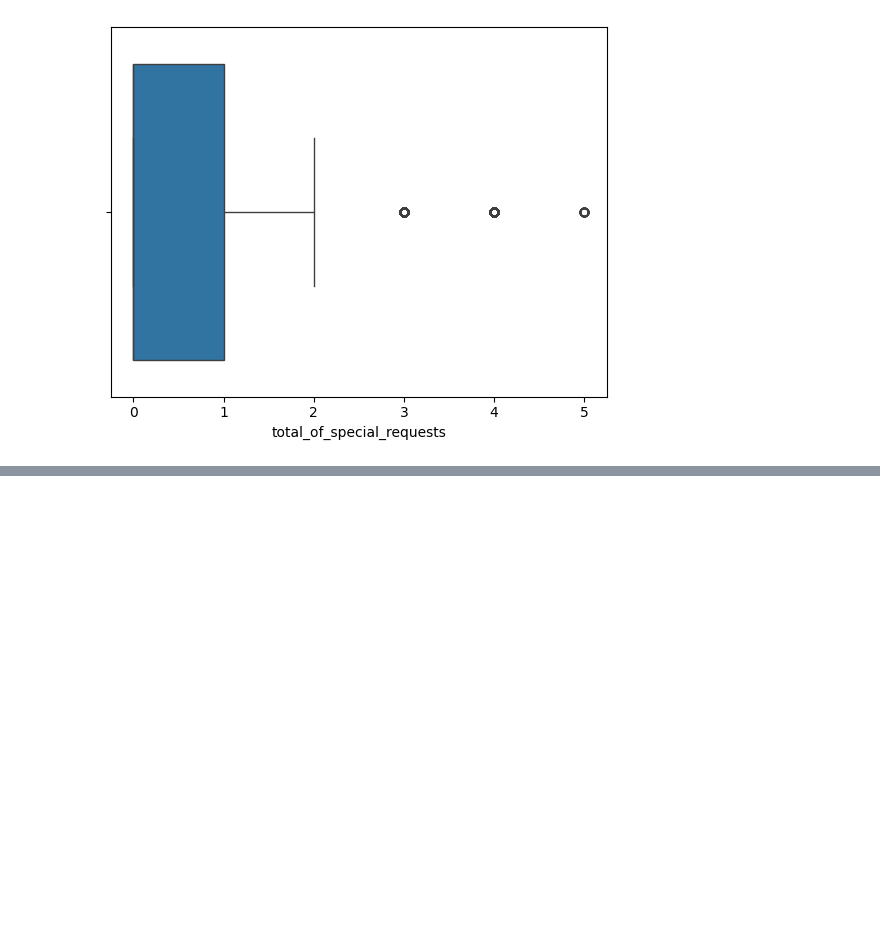
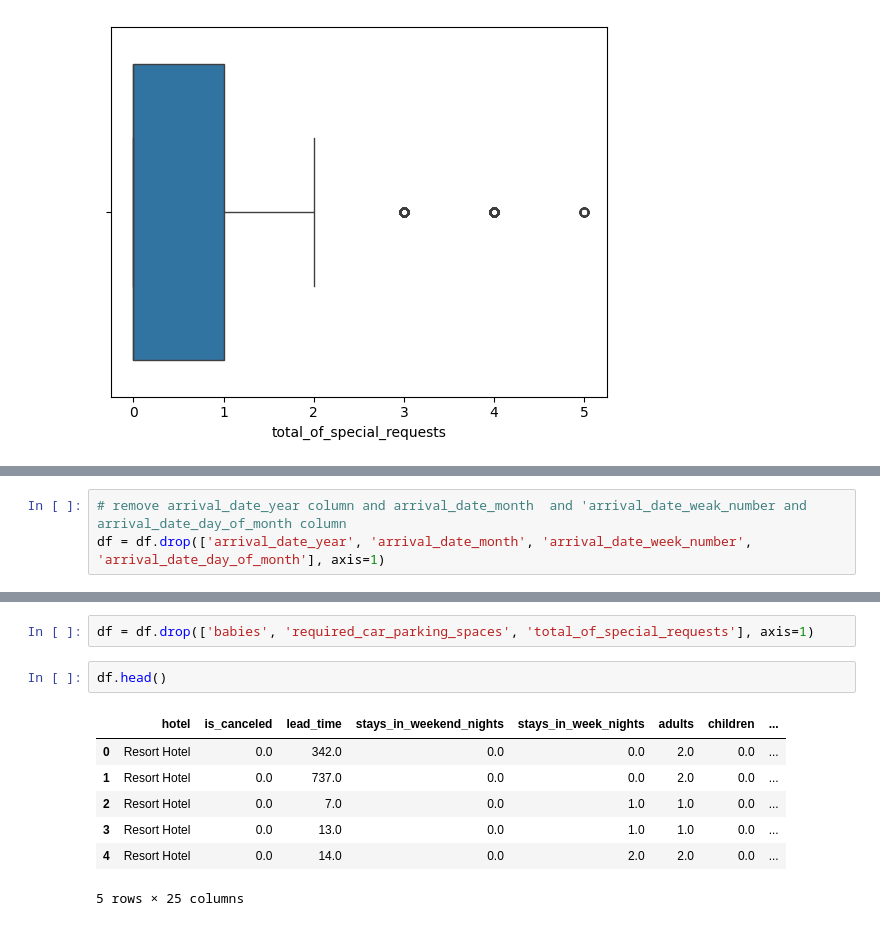
Before and after one commit to Kekkles1/BI-Colab, a Jupyter notebook: BI Assignment.ipynb, the cells around one changed output, grey strips where cells are left out. Drawn from its saved outputs; the diff is of its cells as text; blank space fills up the shorter version.

```diff
--- a/BI Assignment.ipynb
+++ b/BI Assignment.ipynb
@@ -474,0 +611,3 @@ sns.pairplot(df)
+# %%
+# remove arrival_date_year column and arrival_date_month  and 'arrival_date_weak_number and arrival_date_day_of_month column
+df = df.drop(['arrival_date_year', 'arrival_date_month', 'arrival_date_week_number', 'arrival_date_day_of_month'], axis=1)
@@ -474,0 +624,12 @@ sns.pairplot(df)
+# %%
+df = df.drop(['babies', 'required_car_parking_spaces', 'total_of_special_requests'], axis=1)
+# %%
+df.head()
+# %% [output]
+|  | hotel | is_canceled | lead_time | stays_in_weekend_nights | stays_in_week_nights | adults | children | ... |
+| 0 | Resort Hotel | 0.0 | 342.0 | 0.0 | 0.0 | 2.0 | 0.0 | ... |
+| 1 | Resort Hotel | 0.0 | 737.0 | 0.0 | 0.0 | 2.0 | 0.0 | ... |
+| 2 | Resort Hotel | 0.0 | 7.0 | 0.0 | 1.0 | 1.0 | 0.0 | ... |
+| 3 | Resort Hotel | 0.0 | 13.0 | 0.0 | 1.0 | 1.0 | 0.0 | ... |
+| 4 | Resort Hotel | 0.0 | 14.0 | 0.0 | 2.0 | 2.0 | 0.0 | ... |
+5 rows × 25 columns
```
Also changed, not shown: parts of 20 cells of this notebook.
